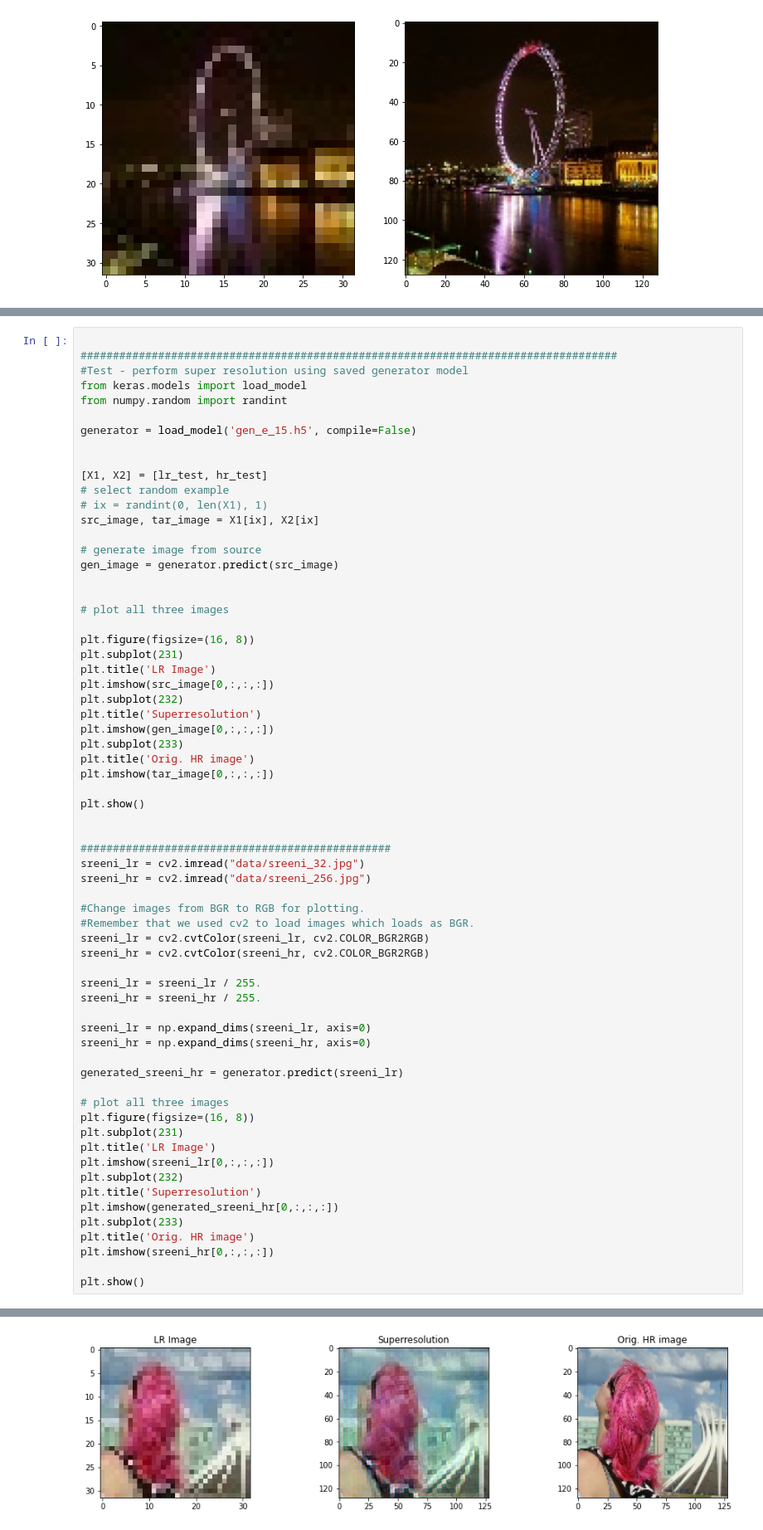
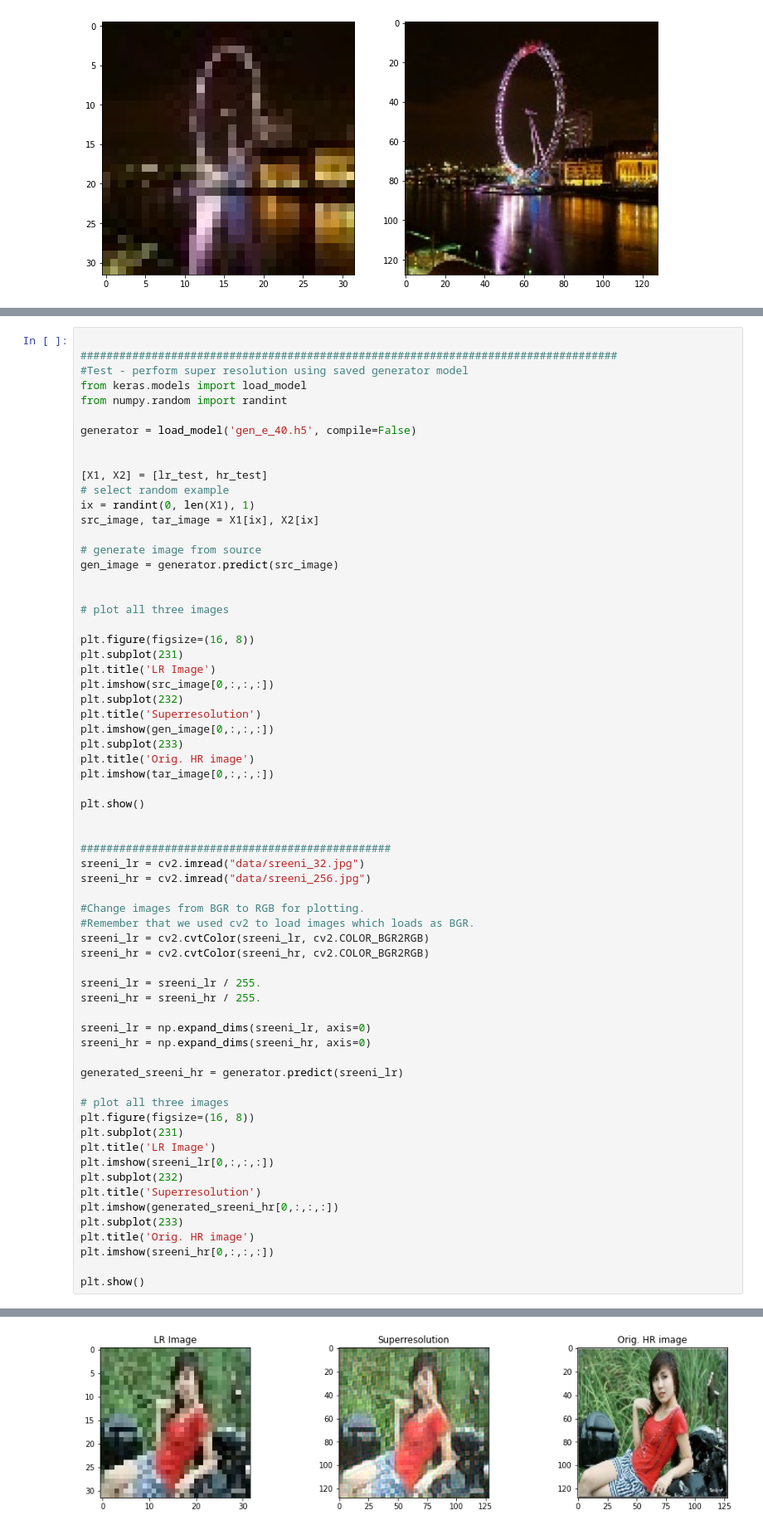
Before and after one commit to sharad28/GAN, a Jupyter notebook: SRGAN.ipynb, the cells around one changed output, grey strips where cells are left out. Shown at 83% size. Saved outputs shown, nothing was run; the diff lists cells and outputs as text.

```diff
--- a/SRGAN.ipynb
+++ b/SRGAN.ipynb
@@ -347,12 +347,12 @@ epoch: 10 g_loss: 47.626454399379334 d_loss: [0.03780308 0.99820896]
 from keras.models import load_model
 from numpy.random import randint
 
-generator = load_model('gen_e_15.h5', compile=False)
+generator = load_model('gen_e_40.h5', compile=False)
 
 
 [X1, X2] = [lr_test, hr_test]
 # select random example
-# ix = randint(0, len(X1), 1)
+ix = randint(0, len(X1), 1)
 src_image, tar_image = X1[ix], X2[ix]
 
 # generate image from source
@@ -380,32 +380,32 @@ sreeni_lr = cv2.imread("data/sreeni_32.jpg")
 sreeni_hr = cv2.imread("data/sreeni_256.jpg")
 
 #Change images from BGR to RGB for plotting.
 #Remember that we used cv2 to load images which loads as BGR.
 sreeni_lr = cv2.cvtColor(sreeni_lr, cv2.COLOR_BGR2RGB)
 sreeni_hr = cv2.cvtColor(sreeni_hr, cv2.COLOR_BGR2RGB)
 
 sreeni_lr = sreeni_lr / 255.
 sreeni_hr = sreeni_hr / 255.
 
 sreeni_lr = np.expand_dims(sreeni_lr, axis=0)
 sreeni_hr = np.expand_dims(sreeni_hr, axis=0)
 
 generated_sreeni_hr = generator.predict(sreeni_lr)
 
 # plot all three images
 plt.figure(figsize=(16, 8))
 plt.subplot(231)
 plt.title('LR Image')
 plt.imshow(sreeni_lr[0,:,:,:])
 plt.subplot(232)
 plt.title('Superresolution')
 plt.imshow(generated_sreeni_hr[0,:,:,:])
 plt.subplot(233)
 plt.title('Orig. HR image')
 plt.imshow(sreeni_hr[0,:,:,:])
 
 plt.show()
 # %% [output]
 WARNING:matplotlib.image:Clipping input data to the valid range for imshow with RGB data ([0..1] for floats or [0..255] for integers).
-[figure, old version]
+[figure, new version]
 error: ignored
```
Also changed, not shown: parts of 1 cell of this notebook.
